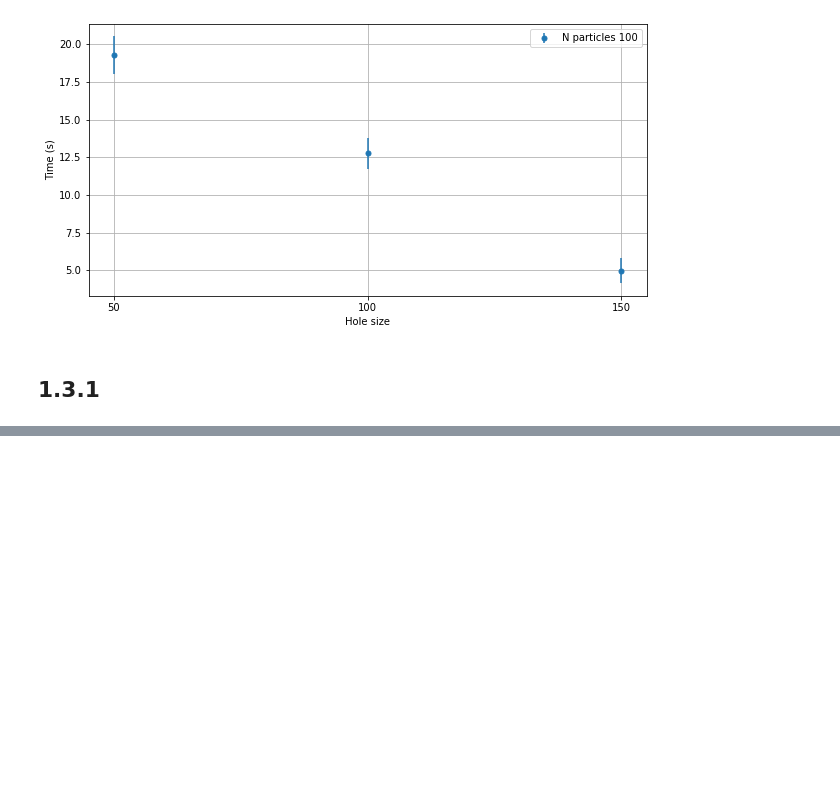
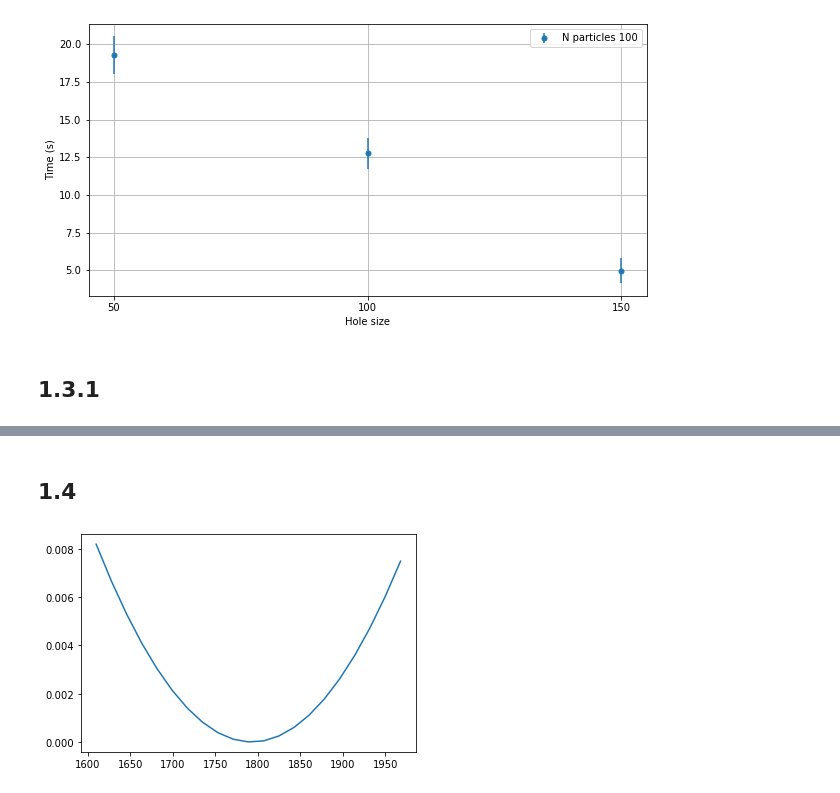
Before and after one commit to atormakh/SimulacionDeSistemas, a Jupyter notebook: 2DGasDiffusion/stats.ipynb, the cells around one changed output, grey strips where cells are left out. Cells and saved outputs as stored; diff of their text form; code cells hidden in the pictures; blank space fills up the shorter version.

```diff
--- a/2DGasDiffusion/stats.ipynb
+++ b/2DGasDiffusion/stats.ipynb
@@ -182,0 +177,22 @@ for c in C:
+# %% [markdown]
+## 1.4
+# %%
+c = (pressures[1] - pressures[0])/(temperatures[1] - temperatures[0])
+
+co = c - c*0.1
+cf = c + c*0.1
+
+C = np.arange(co,cf, c*0.01)
+
+
+def error(c):
+    return sum([ (p - t*c)**2 for p,t in zip(pressures, temperatures)])
+
+
+plt.figure("Error vs C")
+
+plt.plot(C, [error(c) for c in C])
+
+plt.show()
+# %% [output]
+[figure, added]
```
Also changed, not shown: parts of 3 cells of this notebook, 6 other files.
